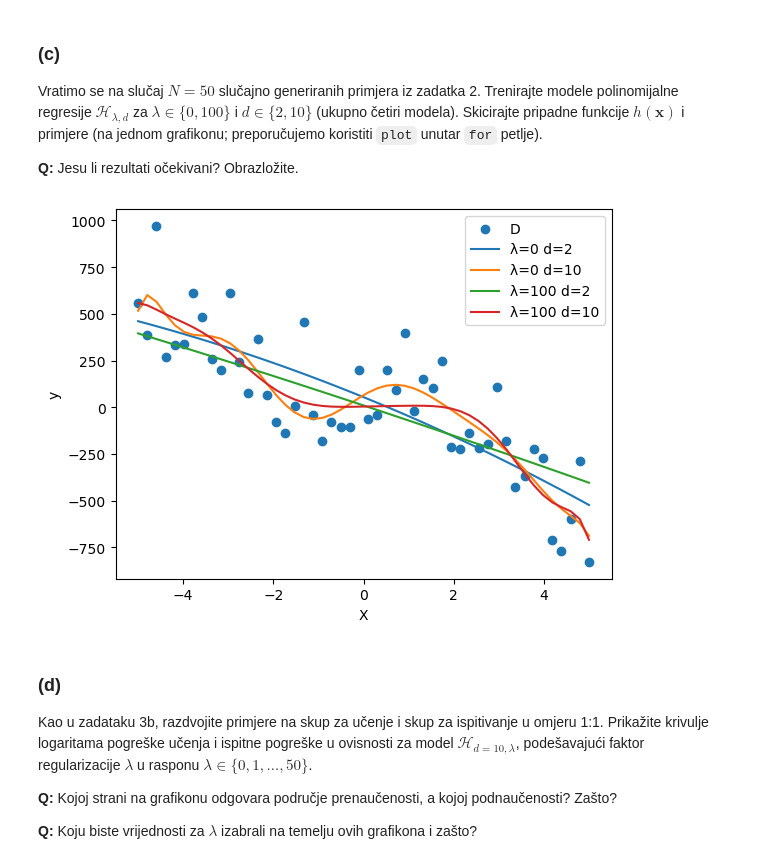
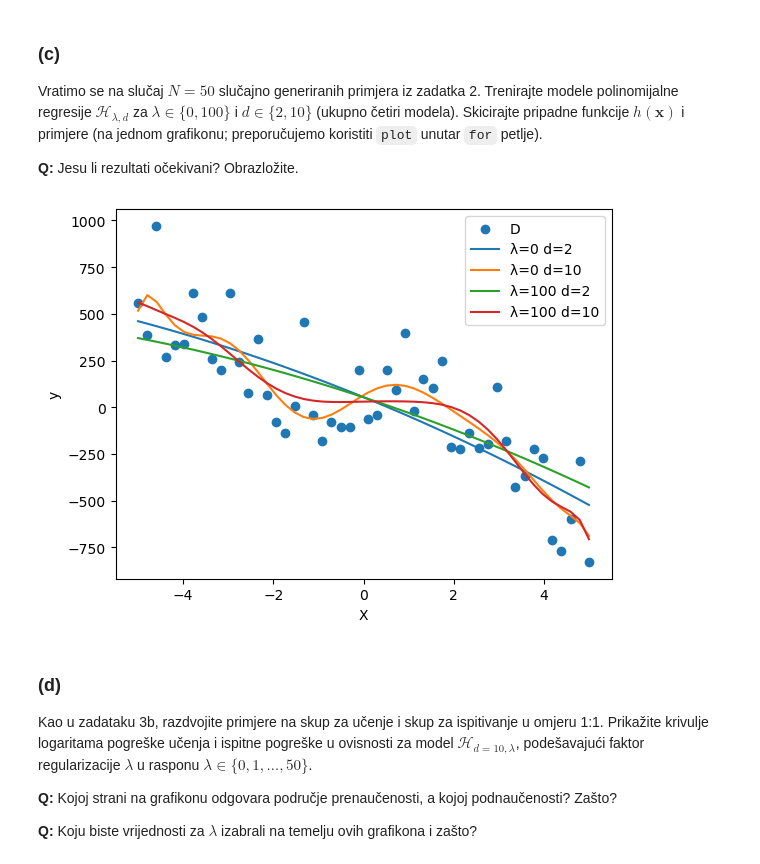
Before and after one commit to IvaGoluza/machine_learning, a Jupyter notebook: SU1-2023-LAB1.ipynb, the cells around one changed output. Drawn from its saved outputs; the diff is of its cells as text; code cells hidden in the pictures.

```diff
--- a/SU1-2023-LAB1.ipynb
+++ b/SU1-2023-LAB1.ipynb
@@ -380,19 +380,19 @@ Vratimo se na slučaj $N=50$ slučajno generiranih primjera iz zadatka 2. Trenir
 # %%
 # Vaš kôd ovdje
 plt.scatter(train_x, train_y, label='D')
 for l in [0, 100]:
     for d in [2, 10]:
         poly = PolynomialFeatures(d)
-        phi = poly.fit_transform(train_x)
-        ridge = Ridge(alpha=l, fit_intercept=False)
+        phi = poly.fit_transform(train_x)[:, 1:]
+        ridge = Ridge(alpha=l)
         l2_reg = ridge.fit(phi, train_y)
         plt.plot(train_x, l2_reg.predict(phi), label=f'λ={l} d={d}')
 plt.xlabel('X')
 plt.ylabel('y')
 plt.legend(loc="best")
 plt.show()
 # %% [output]
-[figure, old version]
+[figure, new version]
 # %% [markdown]
 ### (d)
 
```
Also changed, not shown: parts of 11 cells of this notebook.
